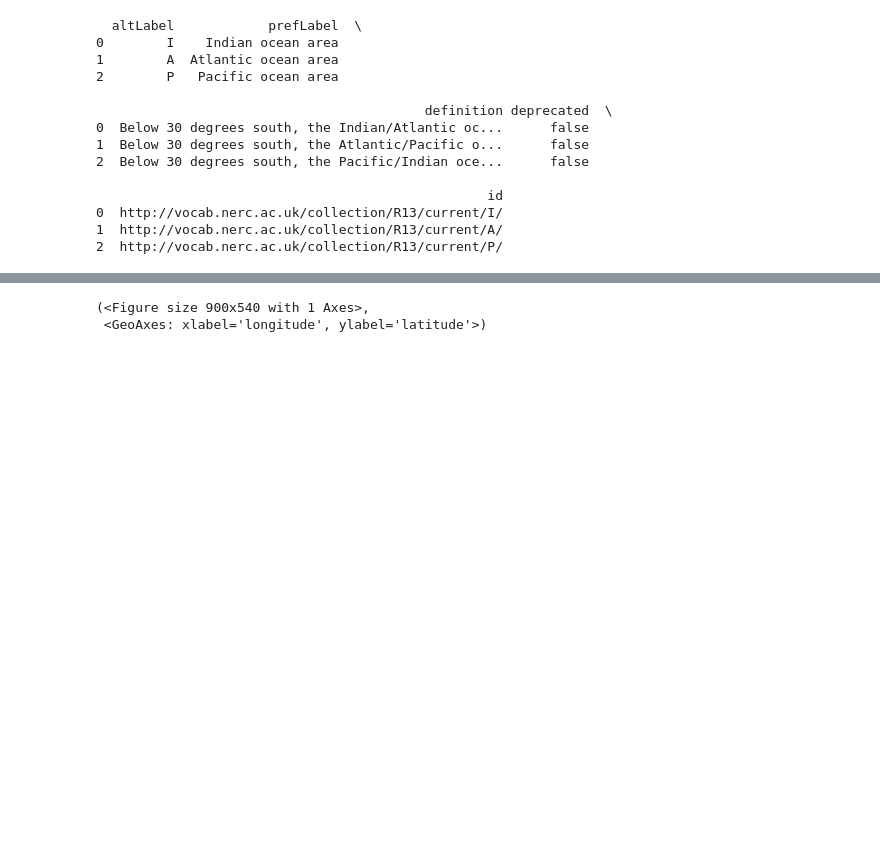
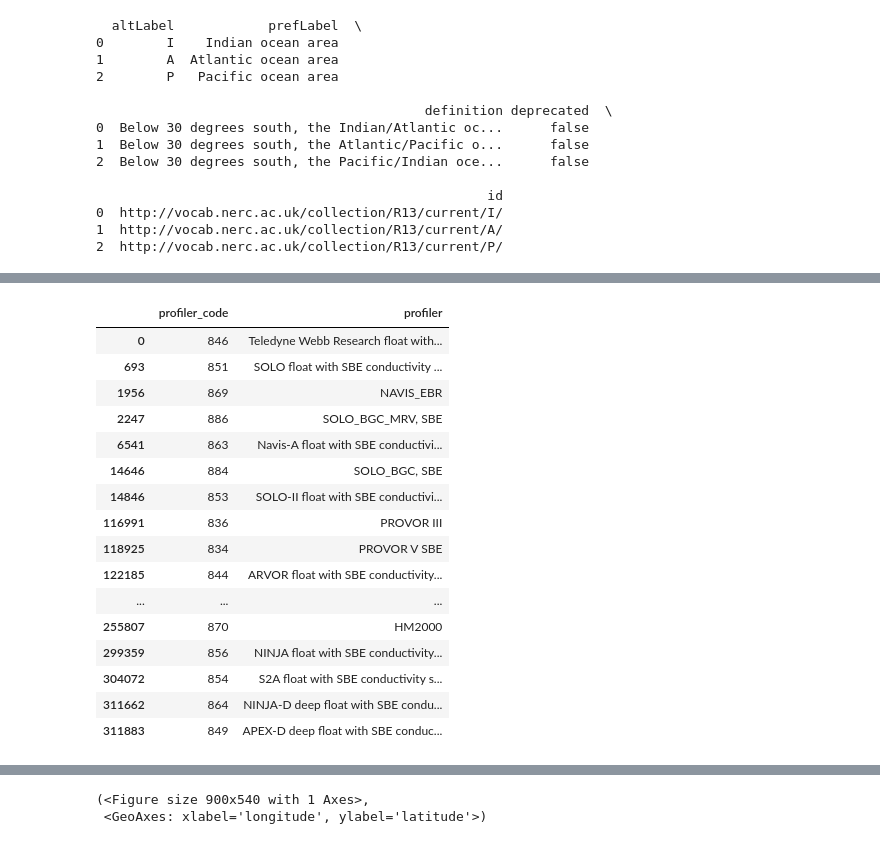
Before and after one commit to cywhale/argo, a Jupyter notebook: dev/argo_writedb01.ipynb, the cells around one changed output, grey strips where cells are left out. Drawn from its saved outputs; the diff is of its cells as text; code cells hidden in the pictures; blank space fills up the shorter version.

```diff
--- a/dev/argo_writedb01.ipynb
+++ b/dev/argo_writedb01.ipynb
@@ -62,3 +80,6 @@ engine = create_engine(
 # %%
 reftbl = ArgoNVSReferenceTables().tbl('R03')
 oceantbl = ArgoNVSReferenceTables().tbl('R13')
+# %%
+test_profiler = ArgoNVSReferenceTables().tbl('R08')
+print(test_profiler)
@@ -64,0 +104,9 @@ oceantbl = ArgoNVSReferenceTables().tbl('R13')
+# %%
+# Replace problematic values with NaN and then drop them
+test_profiler['altLabel'] = pd.to_numeric(test_profiler['altLabel'], errors='coerce')
+
+# Drop rows with NaN in the `altLabel` column
+test_profiler = test_profiler.dropna(subset=['altLabel'])
+
+# Convert to integers
+test_profiler['altLabel'] = test_profiler['altLabel'].astype(int)
@@ -96,0 +213,8 @@ Searched: False
+# %%
+profiler_mapping = test_profiler.set_index('altLabel')['prefLabel'].to_dict()
+#profiler_mapping = {
+#    int(k): v
+#    for k, v in test_profiler.set_index('altLabel')['prefLabel'].to_dict().items()
+#    if str(k).strip().isdigit()  # Ensure the key is numeric
+#}
+profiler_mapping
@@ -96,0 +239,3 @@ Searched: False
+# %%
+#dfs['profiler'] = pd.to_numeric(dfs['profiler_code'], errors='coerce').map(profiler_mapping).fillna('Unknown')
+dfs['profiler'] = dfs['profiler_code'].astype(str).map(profiler_mapping).fillna('Unknown')
@@ -97 +258,21 @@ Searched: False
+# %%
+dfs[["profiler_code", "profiler"]].drop_duplicates()
+# %% [output]
+|  | profiler_code | profiler |
+| 0 | 846 | Teledyne Webb Research float with... |
+| 693 | 851 | SOLO float with SBE conductivity ... |
+| 1956 | 869 | NAVIS_EBR |
+| 2247 | 886 | SOLO_BGC_MRV, SBE |
+| 6541 | 863 | Navis-A float with SBE conductivi... |
+| 14646 | 884 | SOLO_BGC, SBE |
+| 14846 | 853 | SOLO-II float with SBE conductivi... |
+| 116991 | 836 | PROVOR III |
+| 118925 | 834 | PROVOR V SBE |
+| 122185 | 844 | ARVOR float with SBE conductivity... |
+| ... | ... | ... |
+| 255807 | 870 | HM2000 |
+| 299359 | 856 | NINJA float with SBE conductivity... |
+| 304072 | 854 | S2A float with SBE conductivity s... |
+| 311662 | 864 | NINJA-D deep float with SBE condu... |
+| 311883 | 849 | APEX-D deep float with SBE conduc... |
 # %%
```
Also changed, not shown: parts of 18 cells of this notebook, 2 other files.
